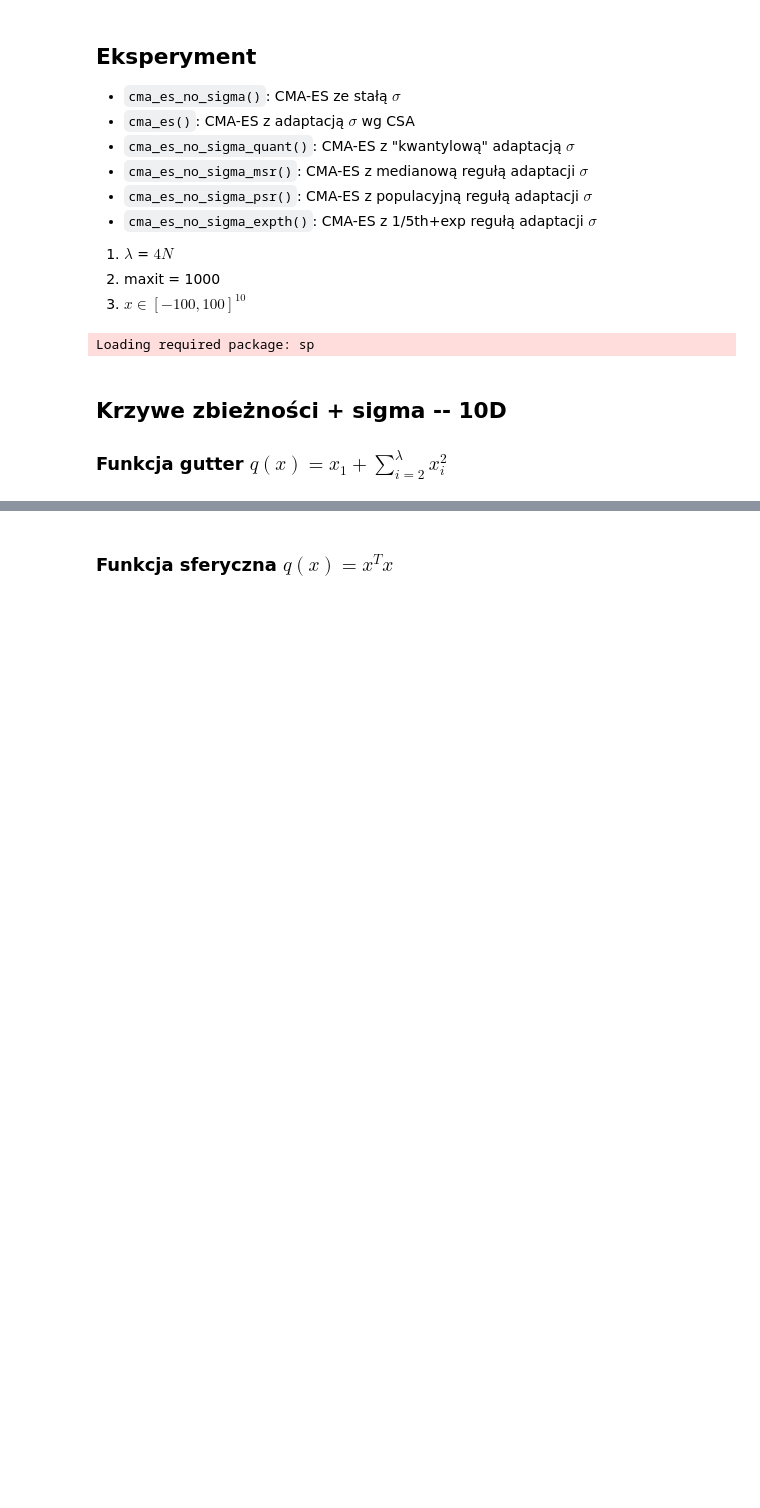
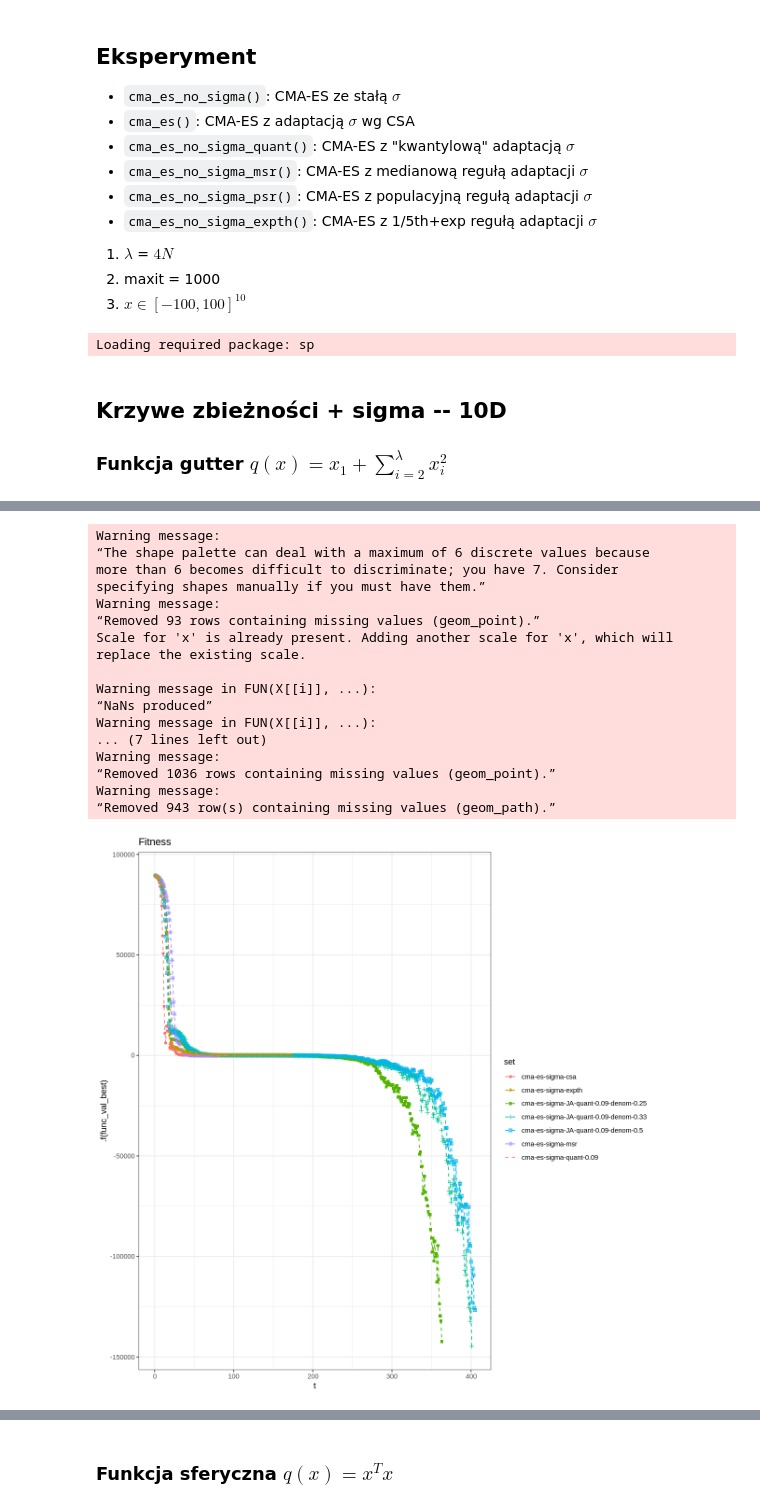
Before and after one commit to ewarchul/cma-es-exp, a Jupyter notebook: notebook/cma-es-sigma-rules-cma.ipynb, the cells around one changed output, grey strips where cells are left out. Saved outputs shown, nothing was run; the diff lists cells and outputs as text; code cells hidden in the pictures; blank space fills up the shorter version.

Commit message:
Fix plots

```diff
--- a/notebook/cma-es-sigma-rules-cma.ipynb
+++ b/notebook/cma-es-sigma-rules-cma.ipynb
@@ -187,0 +167,24 @@ Warning message:
+# %%
+source("../src/plot-funcs.R")
+gutter_eval10 %>% dplyr::filter(set != "cma-es-no-sigma", set != "cma-es-sigma-1/5th") %>% value_plot()
+gutter_eval10 %>% dplyr::filter(set != "cma-es-no-sigma", set != "cma-es-sigma-1/5th")  %>% mutate(func_val_best = func_val_best + 5000) %>% value_plot(.f=log10) + xlim(0, 100)
+gutter_eval10 %>% dplyr::filter(set != "cma-es-no-sigma", set != "cma-es-sigma-1/5th")  %>% sigma_plot()
+# %% [output]
+Warning message:
+“The shape palette can deal with a maximum of 6 discrete values because
+more than 6 becomes difficult to discriminate; you have 7. Consider
+specifying shapes manually if you must have them.”
+Warning message:
+“Removed 93 rows containing missing values (geom_point).”
+Scale for 'x' is already present. Adding another scale for 'x', which will
+replace the existing scale.
+
+Warning message in FUN(X[[i]], ...):
+“NaNs produced”
+Warning message in FUN(X[[i]], ...):
+... (7 lines left out)
+Warning message:
+“Removed 1036 rows containing missing values (geom_point).”
+Warning message:
+“Removed 943 row(s) containing missing values (geom_path).”
+[figure, added]
```
Also changed, not shown: parts of 18 cells of this notebook, 1 other file.
